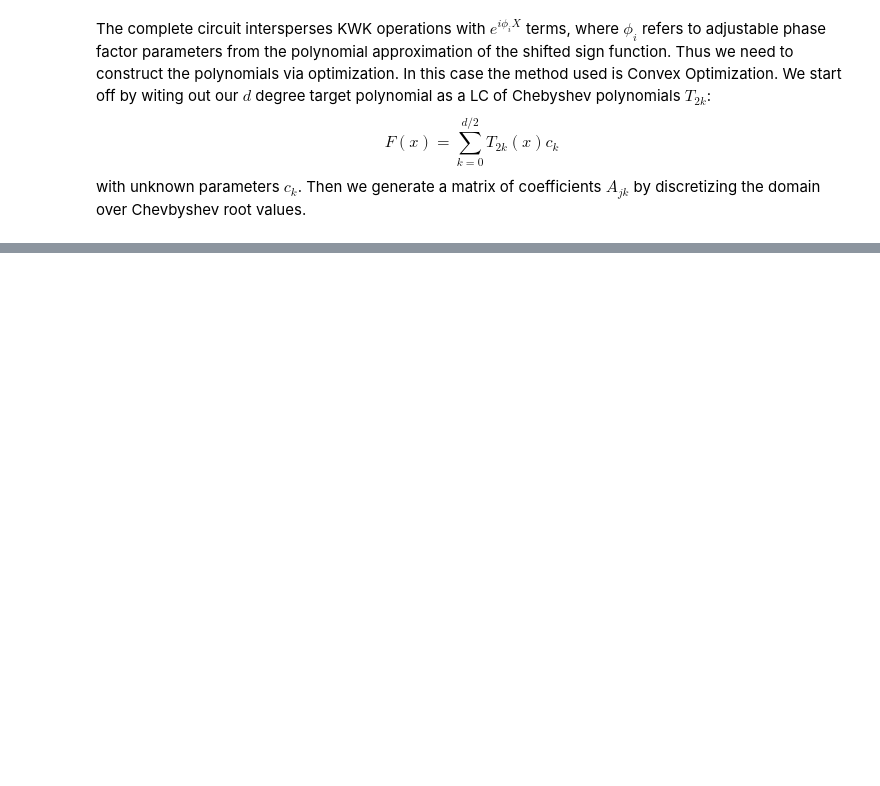
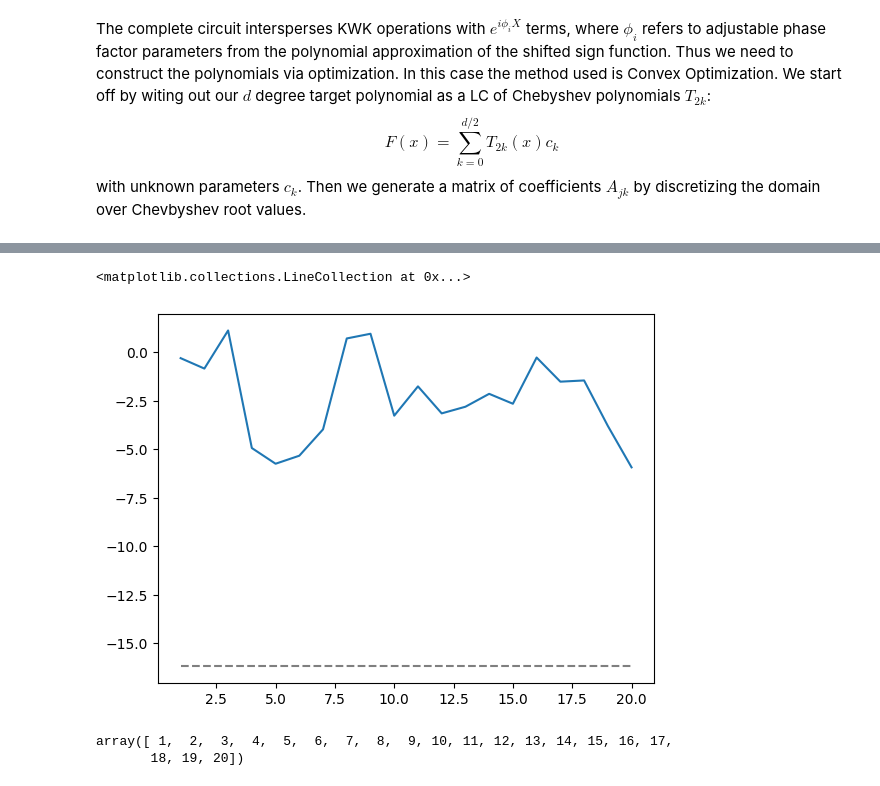
Before and after one commit to mmaneyro/Quantum-Neutrino-Project, a Jupyter notebook: FT_ground_state_prep.ipynb, the cells around one changed output, grey strips where cells are left out. Drawn from its saved outputs; the diff is of its cells as text; code cells hidden in the pictures; blank space fills up the shorter version.

```diff
--- a/FT_ground_state_prep.ipynb
+++ b/FT_ground_state_prep.ipynb
@@ -261,0 +355,12 @@ simulator.simulate_expectation_values(QETU_circuit(n_qubits,phases,trotter_steps
+# %%
+plt.plot(d,ev[1])
+E0 = produce_case_parameters(qubits[1])[4]
+plt.hlines(E0, 1, 20, 'tab:gray', 'dashed')
+# %% [output]
+<matplotlib.collections.LineCollection at 0x...>
+[figure, added]
+# %%
+d
+# %% [output]
+array([ 1,  2,  3,  4,  5,  6,  7,  8,  9, 10, 11, 12, 13, 14, 15, 16, 17,
+       18, 19, 20])
```
Also changed, not shown: parts of 25 cells of this notebook.
